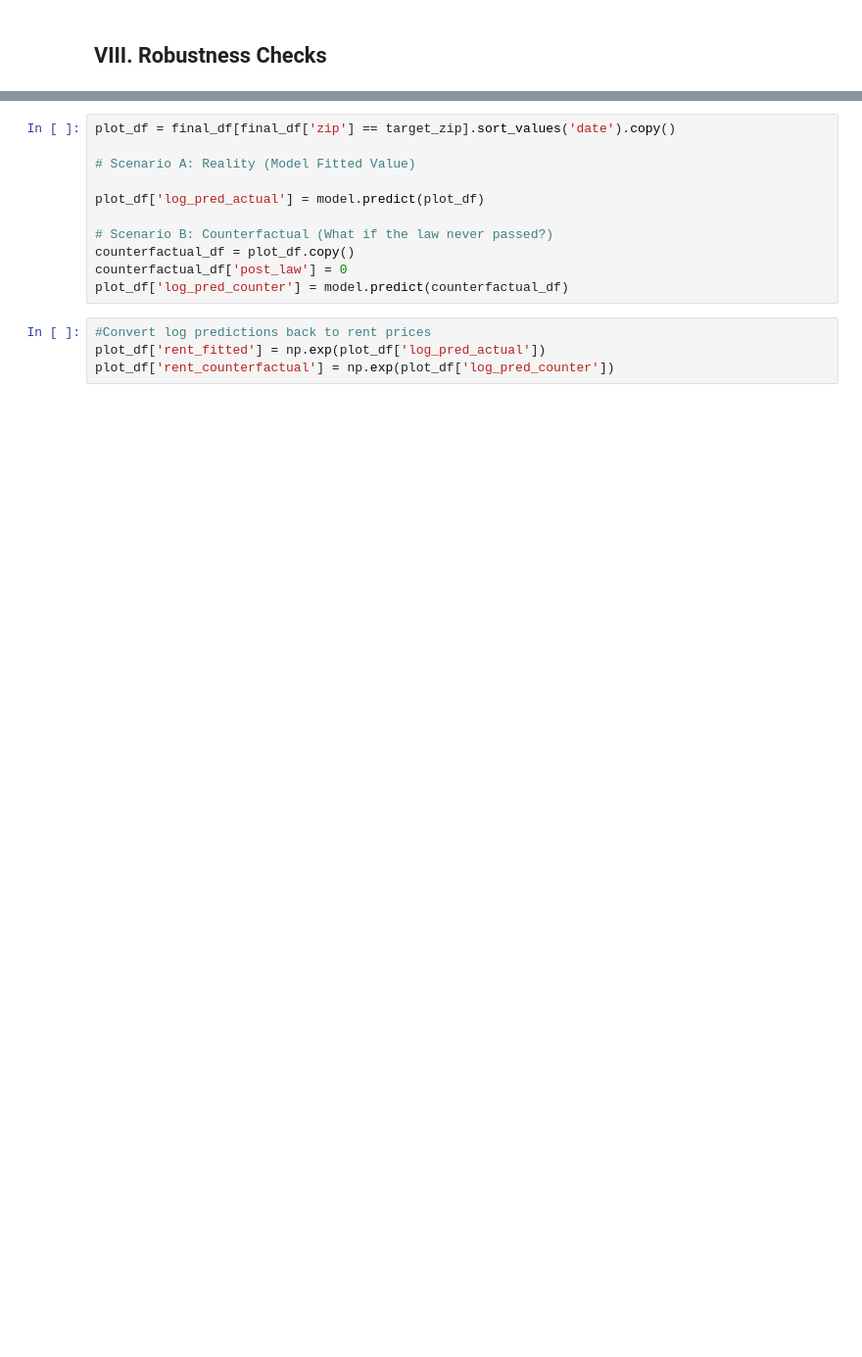
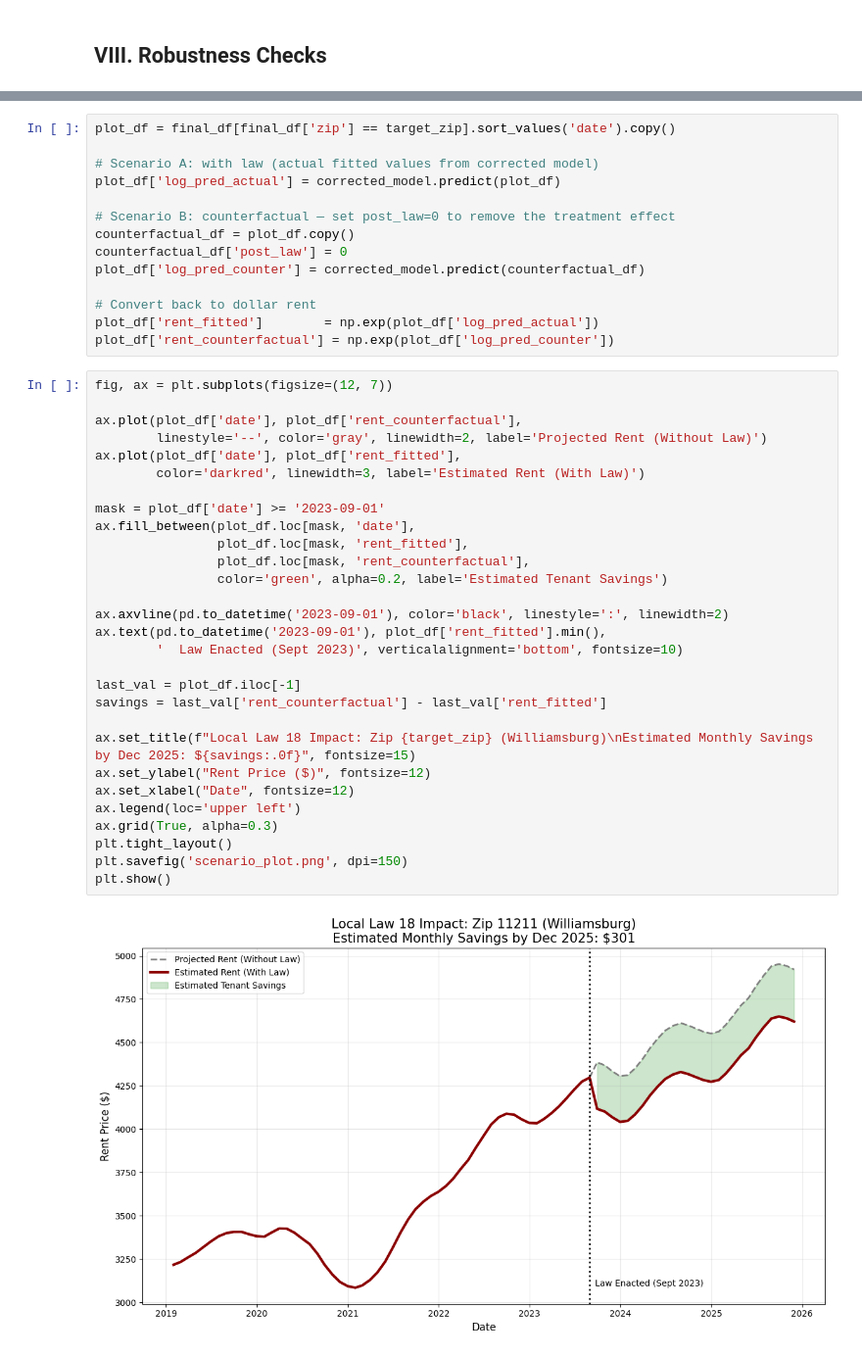
Before and after one commit to JScheble/NYC_AirBnb_Affects, a Jupyter notebook: airbnb_db_init.ipynb, the cells around one changed output, grey strips where cells are left out. Shown at 98% size. Drawn from its saved outputs; the diff is of its cells as text; blank space fills up the shorter version.

```diff
--- a/airbnb_db_init.ipynb
+++ b/airbnb_db_init.ipynb
@@ -1088,15 +1075,45 @@ Plotting Scenario for Zip: 11211 (Intensity: 12.8)
 # %%
 plot_df = final_df[final_df['zip'] == target_zip].sort_values('date').copy()
 
-# Scenario A: Reality (Model Fitted Value)
+# Scenario A: with law (actual fitted values from corrected model)
+plot_df['log_pred_actual'] = corrected_model.predict(plot_df)
 
-plot_df['log_pred_actual'] = model.predict(plot_df)
-
-# Scenario B: Counterfactual (What if the law never passed?)
+# Scenario B: counterfactual — set post_law=0 to remove the treatment effect
 counterfactual_df = plot_df.copy()
 counterfactual_df['post_law'] = 0
-plot_df['log_pred_counter'] = model.predict(counterfactual_df)
+plot_df['log_pred_counter'] = corrected_model.predict(counterfactual_df)
+
+# Convert back to dollar rent
+plot_df['rent_fitted']        = np.exp(plot_df['log_pred_actual'])
+plot_df['rent_counterfactual'] = np.exp(plot_df['log_pred_counter'])
 # %%
-#Convert log predictions back to rent prices
-plot_df['rent_fitted'] = np.exp(plot_df['log_pred_actual'])
-plot_df['rent_counterfactual'] = np.exp(plot_df['log_pred_counter'])
+fig, ax = plt.subplots(figsize=(12, 7))
+
+ax.plot(plot_df['date'], plot_df['rent_counterfactual'],
+        linestyle='--', color='gray', linewidth=2, label='Projected Rent (Without Law)')
+ax.plot(plot_df['date'], plot_df['rent_fitted'],
+        color='darkred', linewidth=3, label='Estimated Rent (With Law)')
+
+mask = plot_df['date'] >= '2023-09-01'
+ax.fill_between(plot_df.loc[mask, 'date'],
+                plot_df.loc[mask, 'rent_fitted'],
+                plot_df.loc[mask, 'rent_counterfactual'],
+                color='green', alpha=0.2, label='Estimated Tenant Savings')
+
+ax.axvline(pd.to_datetime('2023-09-01'), color='black', linestyle=':', linewidth=2)
+ax.text(pd.to_datetime('2023-09-01'), plot_df['rent_fitted'].min(),
+        '  Law Enacted (Sept 2023)', verticalalignment='bottom', fontsize=10)
+
+last_val = plot_df.iloc[-1]
+savings = last_val['rent_counterfactual'] - last_val['rent_fitted']
+
+ax.set_title(f"Local Law 18 Impact: Zip {target_zip} (Williamsburg)\nEstimated Monthly Savings by Dec 2025: ${savings:.0f}", fontsize=15)
+ax.set_ylabel("Rent Price ($)", fontsize=12)
+ax.set_xlabel("Date", fontsize=12)
+ax.legend(loc='upper left')
+ax.grid(True, alpha=0.3)
+plt.tight_layout()
+plt.savefig('scenario_plot.png', dpi=150)
+plt.show()
+# %% [output]
+[figure, added]
```
Also changed, not shown: parts of 34 cells of this notebook, 3 other files.
